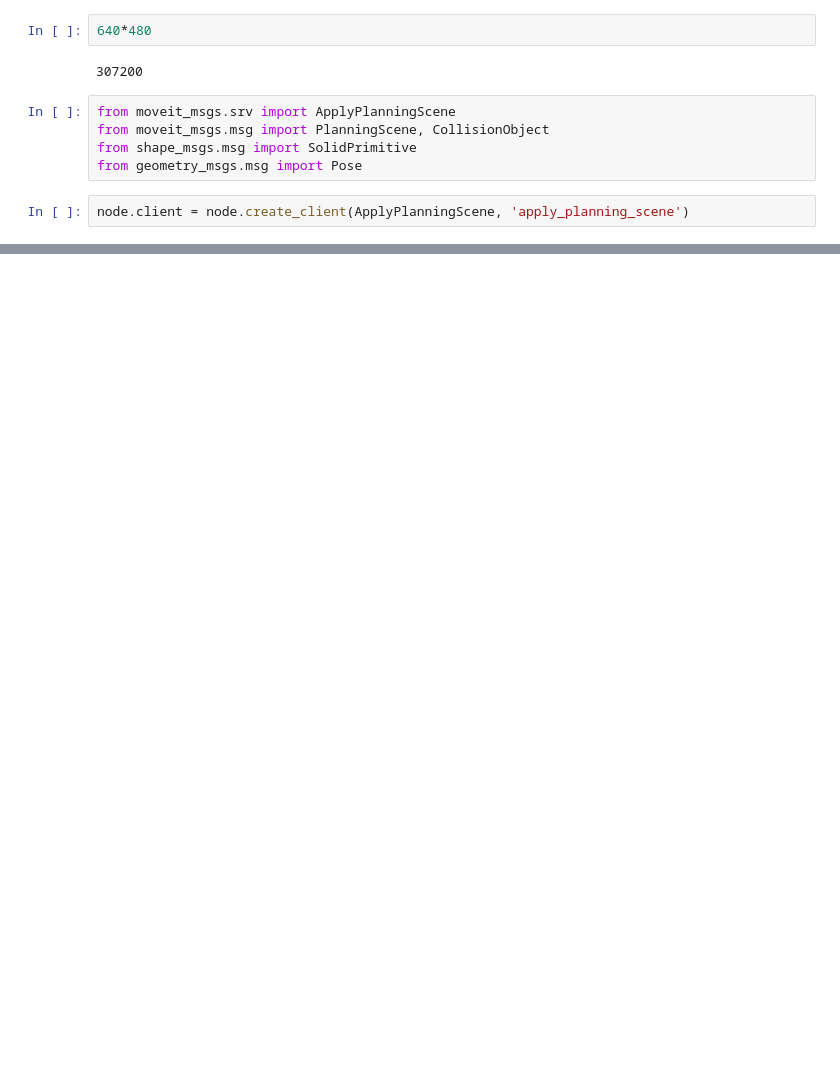
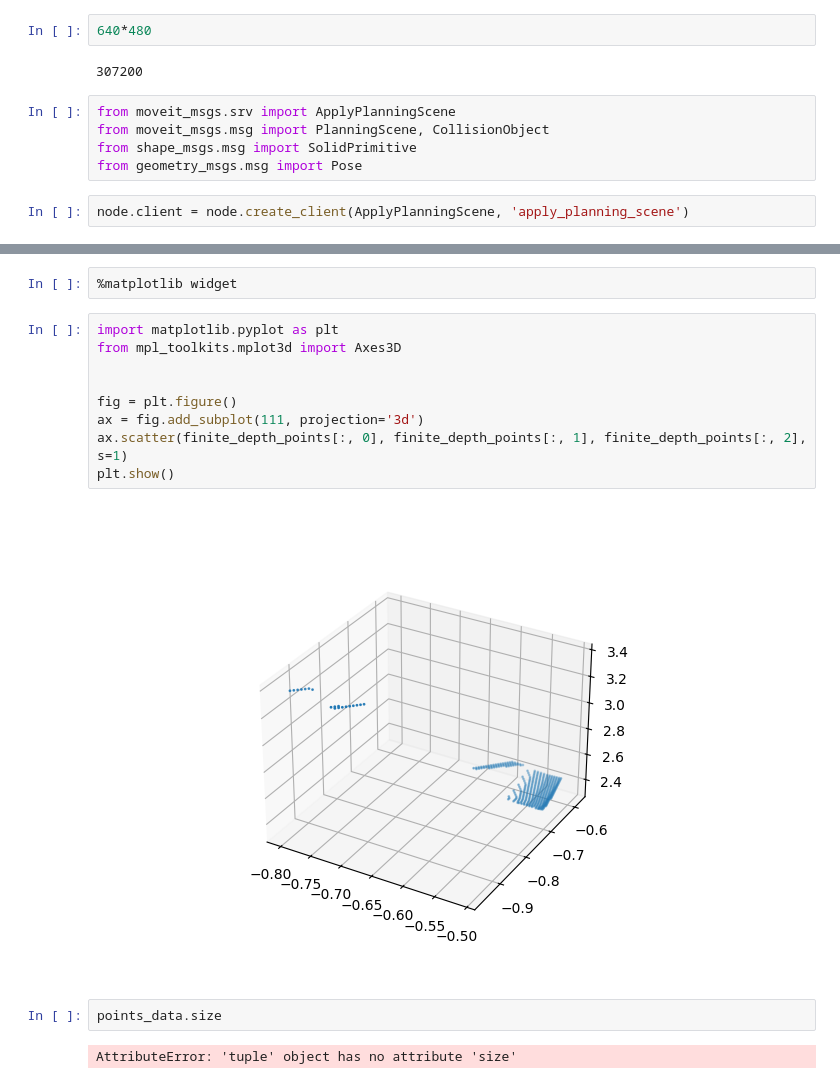
Before and after one commit to johnny555/bar_ws, a Jupyter notebook: Untitled.ipynb, the cells around one changed output, grey strips where cells are left out. Saved outputs shown, nothing was run; the diff lists cells and outputs as text; blank space fills up the shorter version.

Commit message:
Playing with pointclouds

```diff
--- a/Untitled.ipynb
+++ b/Untitled.ipynb
@@ -228,0 +236,17 @@ points_I'm here!
+# %%
+%matplotlib widget
+# %%
+import matplotlib.pyplot as plt
+from mpl_toolkits.mplot3d import Axes3D
+
+
+fig = plt.figure()
+ax = fig.add_subplot(111, projection='3d')
+ax.scatter(finite_depth_points[:, 0], finite_depth_points[:, 1], finite_depth_points[:, 2], s=1)
+plt.show()
+# %% [output]
+[figure, added]
+# %%
+points_data.size
+# %% [output]
+AttributeError: 'tuple' object has no attribute 'size'
```
Also changed, not shown: parts of 12 cells of this notebook, 1 other file.
